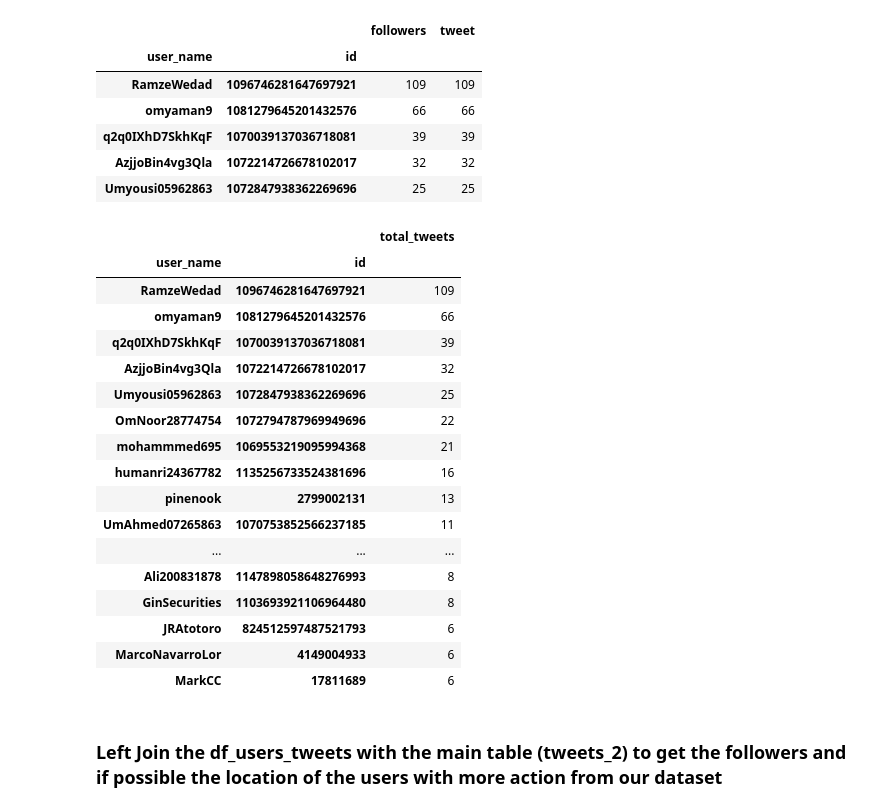
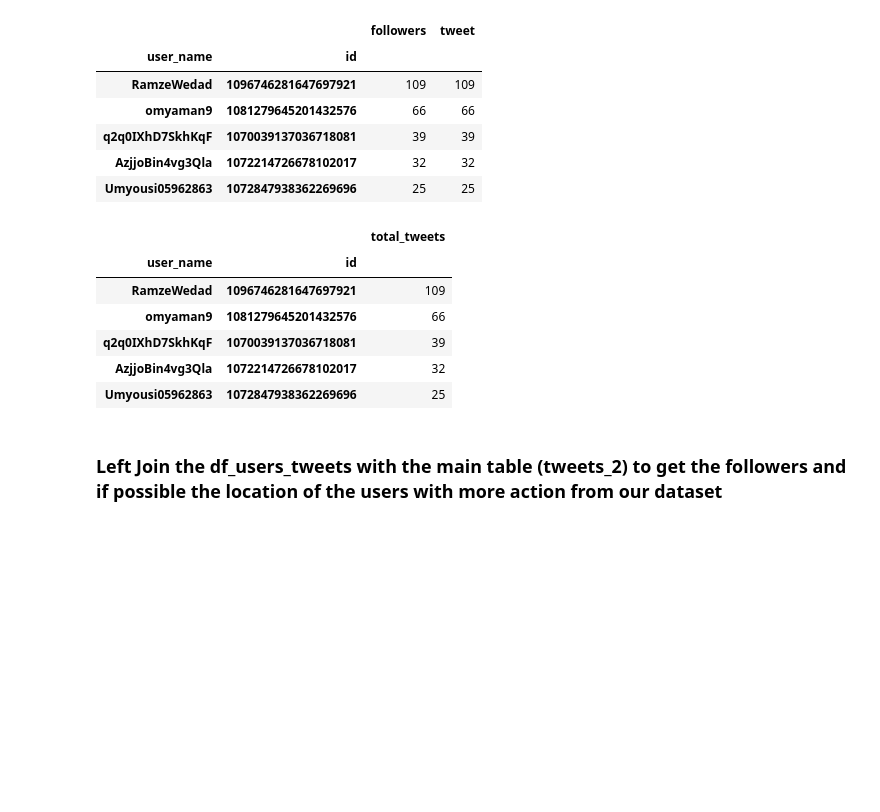
Before and after one commit to albertoabreu91/Project-Week-3-Data-Thieves, a Jupyter notebook: your-project/Alberto_exp/new_API_request.ipynb, the cells around one changed output. Saved outputs shown, nothing was run; the diff lists cells and outputs as text; code cells hidden in the pictures; blank space fills up the shorter version.

```diff
--- a/your-project/Alberto_exp/new_API_request.ipynb
+++ b/your-project/Alberto_exp/new_API_request.ipynb
@@ -217,26 +234,15 @@ df_users_tweets = df_users_tweets.drop(['followers'], axis = 1)
 df_users_tweets.columns = ['total_tweets']
 df_users_tweets = df_users_tweets[df_users_tweets['total_tweets'] > 5]
 # %%
-df_users_tweets
+df_users_tweets.head()
 # %% [output]
 |  |  | total_tweets |
 | user_name | id |  |
 | RamzeWedad | 1096746281647697921 | 109 |
 | omyaman9 | 1081279645201432576 | 66 |
 | q2q0IXhD7SkhKqF | 1070039137036718081 | 39 |
 | AzjjoBin4vg3Qla | 1072214726678102017 | 32 |
 | Umyousi05962863 | 1072847938362269696 | 25 |
-| OmNoor28774754 | 1072794787969949696 | 22 |
-| mohammmed695 | 1069553219095994368 | 21 |
-| humanri24367782 | 1135256733524381696 | 16 |
-| pinenook | 2799002131 | 13 |
-| UmAhmed07265863 | 1070753852566237185 | 11 |
-| ... | ... | ... |
-| Ali200831878 | 1147898058648276993 | 8 |
-| GinSecurities | 1103693921106964480 | 8 |
-| JRAtotoro | 824512597487521793 | 6 |
-| MarcoNavarroLor | 4149004933 | 6 |
-| MarkCC | 17811689 | 6 |
 # %% [markdown]
 ### Left Join the df_users_tweets with the main table (tweets_2) to get the followers and if possible the location of the users with more action from our dataset
 # %%
```
Also changed, not shown: parts of 5 cells of this notebook.
